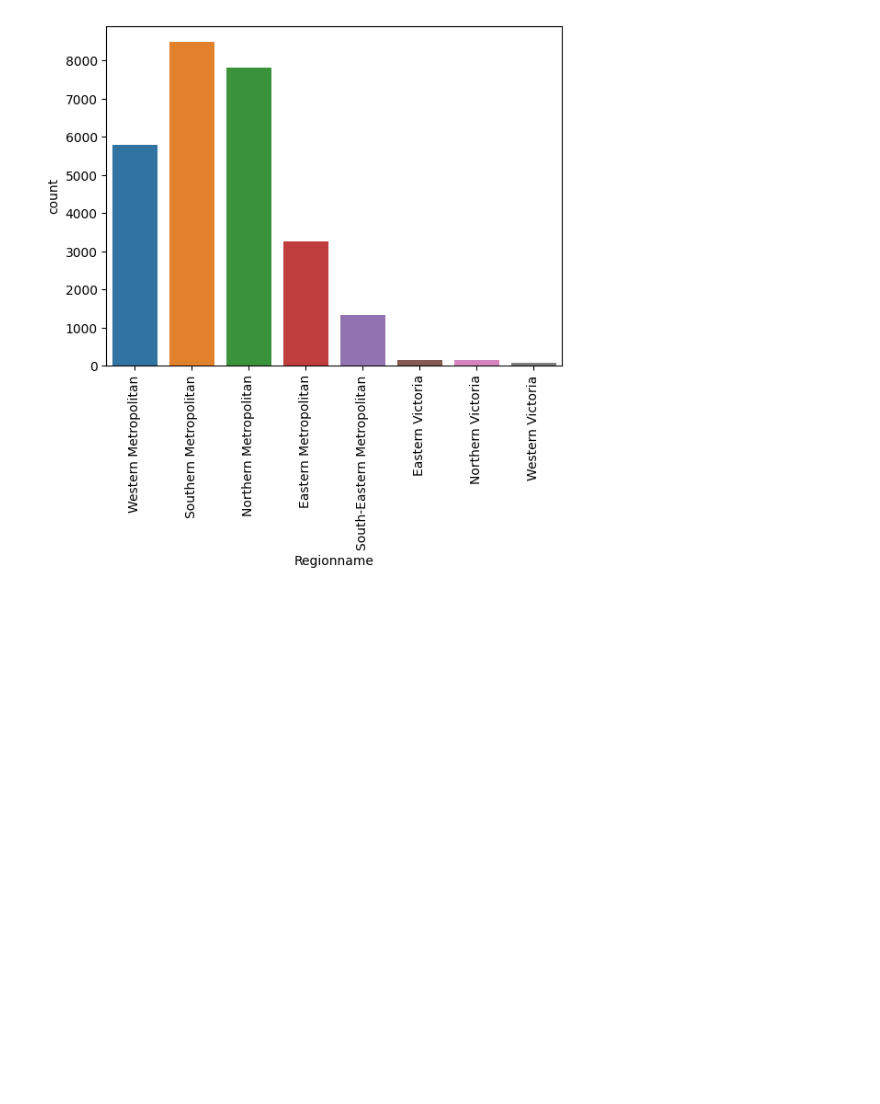
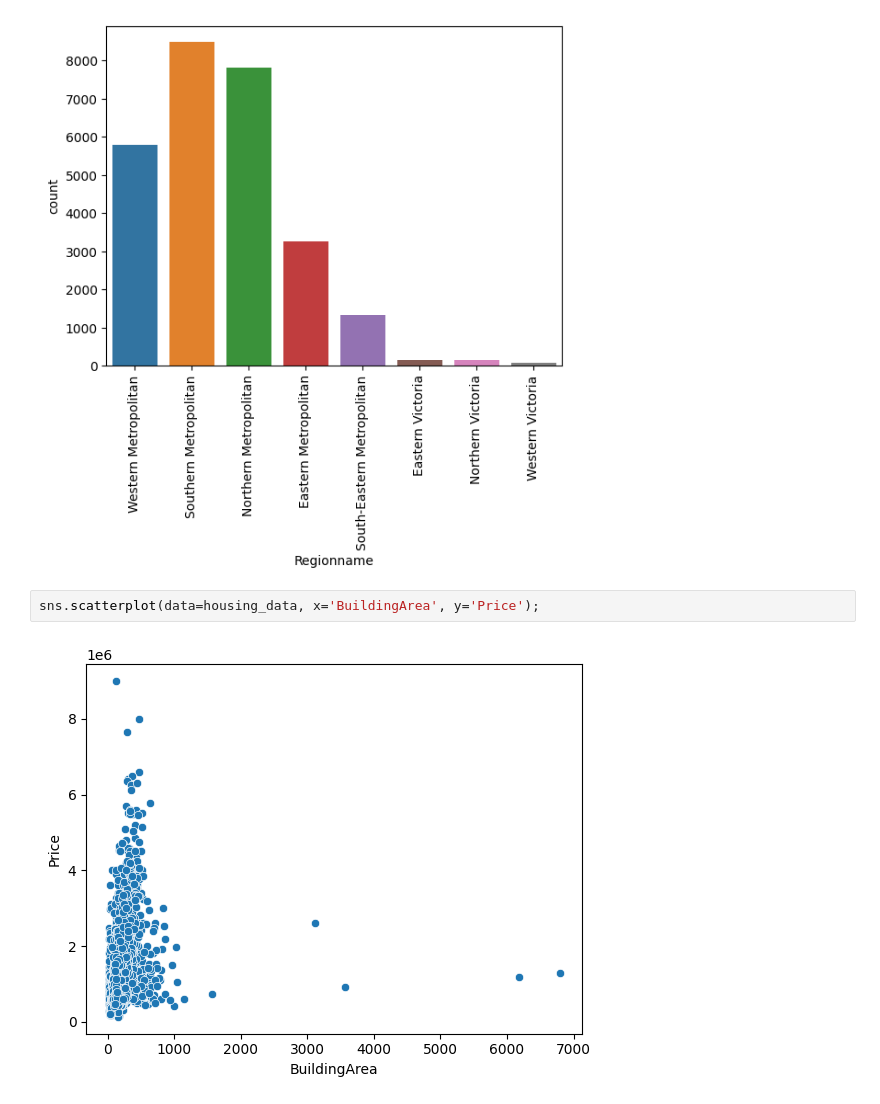
Before and after one commit to sachincredible9/Python_basics, a Jupyter notebook: EDA_Handson.ipynb, the cells around one changed output. Saved outputs shown, nothing was run; the diff lists cells and outputs as text; blank space fills up the shorter version.

```diff
--- a/EDA_Handson.ipynb
+++ b/EDA_Handson.ipynb
@@ -676,3 +678,7 @@ plt.xticks(rotation=90);
 plt.show()
 # %% [output]
 [figure]
+# %%
+sns.scatterplot(data=housing_data, x='BuildingArea', y='Price');
+# %% [output]
+[figure, added]
```
Also changed, not shown: parts of 16 cells of this notebook.
